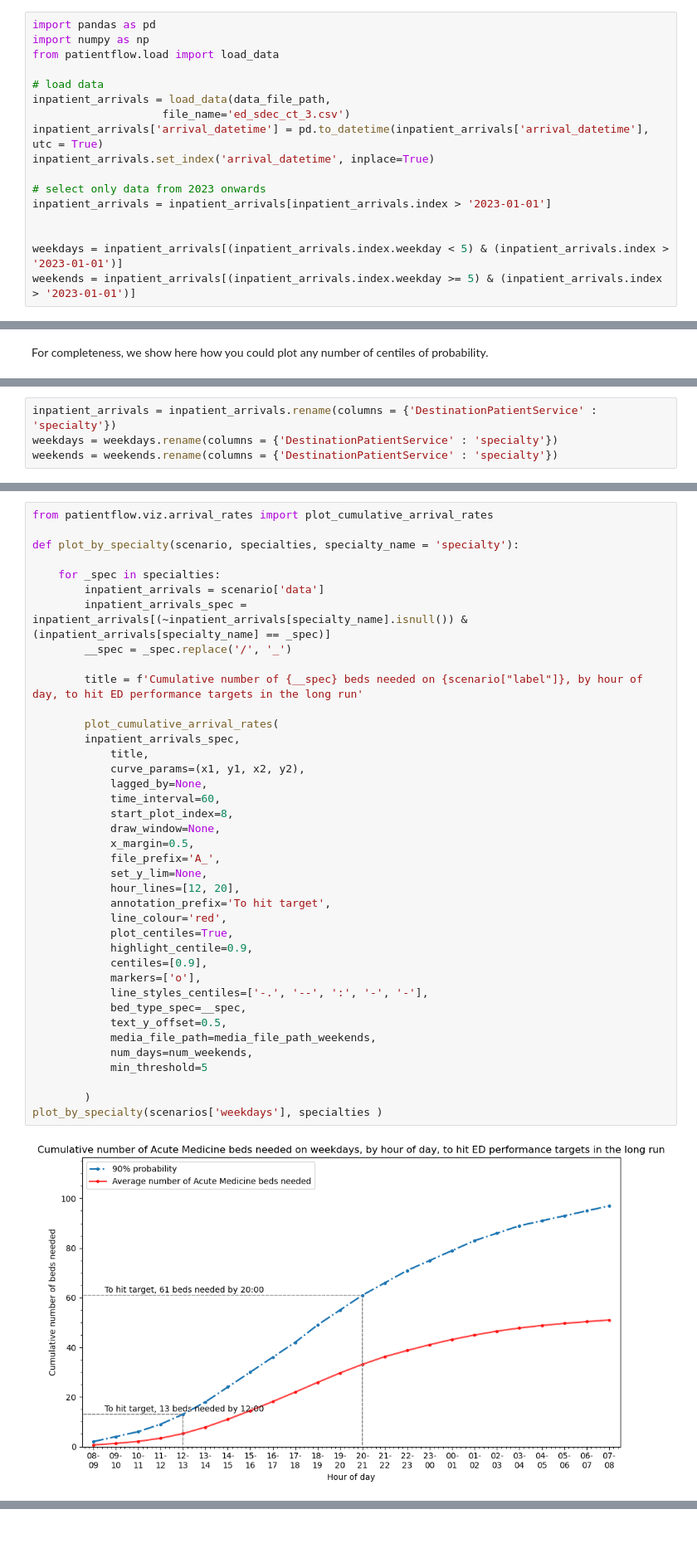
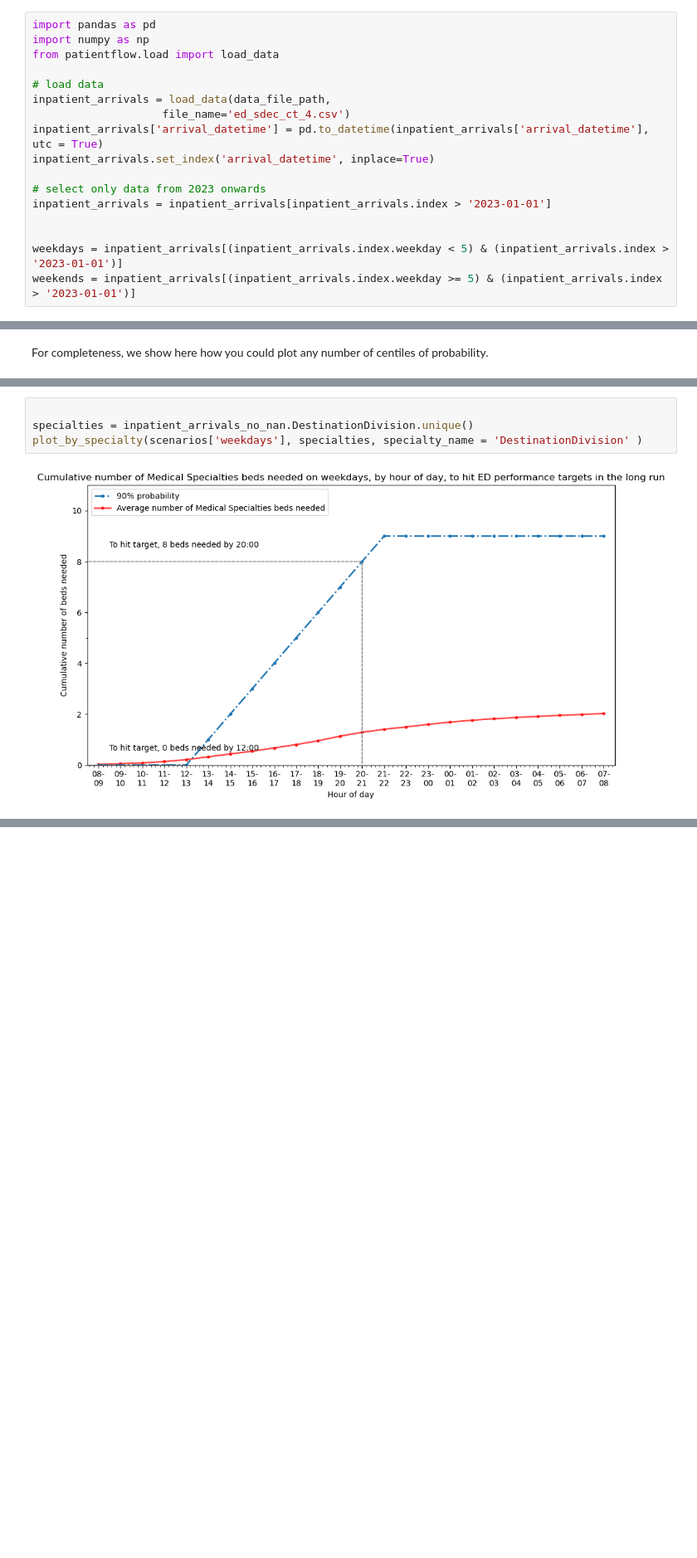
Before and after one commit to zmek/patientflow, a Jupyter notebook: notebooks/7_Visualise_un-delayed_demand_uclh.ipynb, the cells around one changed output, grey strips where cells are left out. Shown at 83% size. Drawn from its saved outputs; the diff is of its cells as text; blank space fills up the shorter version.

Commit message:
fix specialty plots

```diff
--- a/notebooks/7_Visualise_un-delayed_demand_uclh.ipynb
+++ b/notebooks/7_Visualise_un-delayed_demand_uclh.ipynb
@@ -111,7 +83,7 @@ from patientflow.load import load_data
 
 # load data
 inpatient_arrivals = load_data(data_file_path,
-                    file_name='ed_sdec_ct_3.csv')
+                    file_name='ed_sdec_ct_4.csv')
 inpatient_arrivals['arrival_datetime'] = pd.to_datetime(inpatient_arrivals['arrival_datetime'], utc = True)
 inpatient_arrivals.set_index('arrival_datetime', inplace=True)
 
@@ -635,4 +602,0 @@ Below we show a breakdown by specialty
-# %%
-inpatient_arrivals = inpatient_arrivals.rename(columns = {'DestinationPatientService' : 'specialty'})
-weekdays = weekdays.rename(columns = {'DestinationPatientService' : 'specialty'})
-weekends = weekends.rename(columns = {'DestinationPatientService' : 'specialty'})
@@ -655,41 +692,6 @@ scenario['data']
 # %%
-from patientflow.viz.arrival_rates import plot_cumulative_arrival_rates
 
-def plot_by_specialty(scenario, specialties, specialty_name = 'specialty'):
-
-    for _spec in specialties:
-        inpatient_arrivals = scenario['data']
-        inpatient_arrivals_spec = inpatient_arrivals[(~inpatient_arrivals[specialty_name].isnull()) & (inpatient_arrivals[specialty_name] == _spec)]
-        __spec = _spec.replace('/', '_')
-
-        title = f'Cumulative number of {__spec} beds needed on {scenario["label"]}, by hour of day, to hit ED performance targets in the long run'
-
-        plot_cumulative_arrival_rates(
-        inpatient_arrivals_spec,
-            title,
-            curve_params=(x1, y1, x2, y2),
-            lagged_by=None,
-            time_interval=60,
-            start_plot_index=8,
-            draw_window=None,
-            x_margin=0.5,
-            file_prefix='A_',
-            set_y_lim=None,
-            hour_lines=[12, 20],
-            annotation_prefix='To hit target',
-            line_colour='red',
-            plot_centiles=True,
-            highlight_centile=0.9,
-            centiles=[0.9],
-            markers=['o'],
-            line_styles_centiles=['-.', '--', ':', '-', '-'],
-            bed_type_spec=__spec,
-            text_y_offset=0.5,
-            media_file_path=media_file_path_weekends,
-            num_days=num_weekends,
-            min_threshold=5
-
-        )
-plot_by_specialty(scenarios['weekdays'], specialties )
+specialties = inpatient_arrivals_no_nan.DestinationDivision.unique()
+plot_by_specialty(scenarios['weekdays'], specialties, specialty_name = 'DestinationDivision' )
 # %% [output]
-[figure, old version]
+[figure, new version]
```
Also changed, not shown: parts of 19 cells of this notebook.
